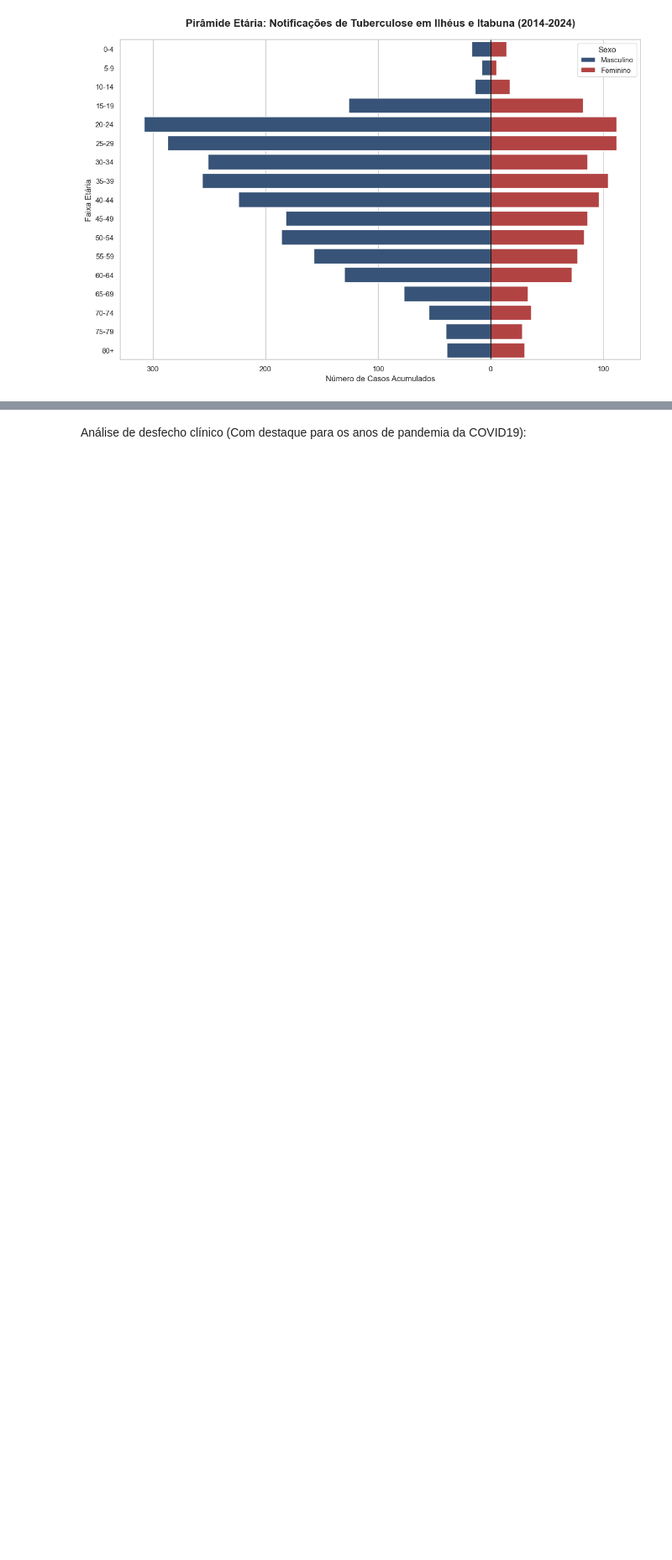
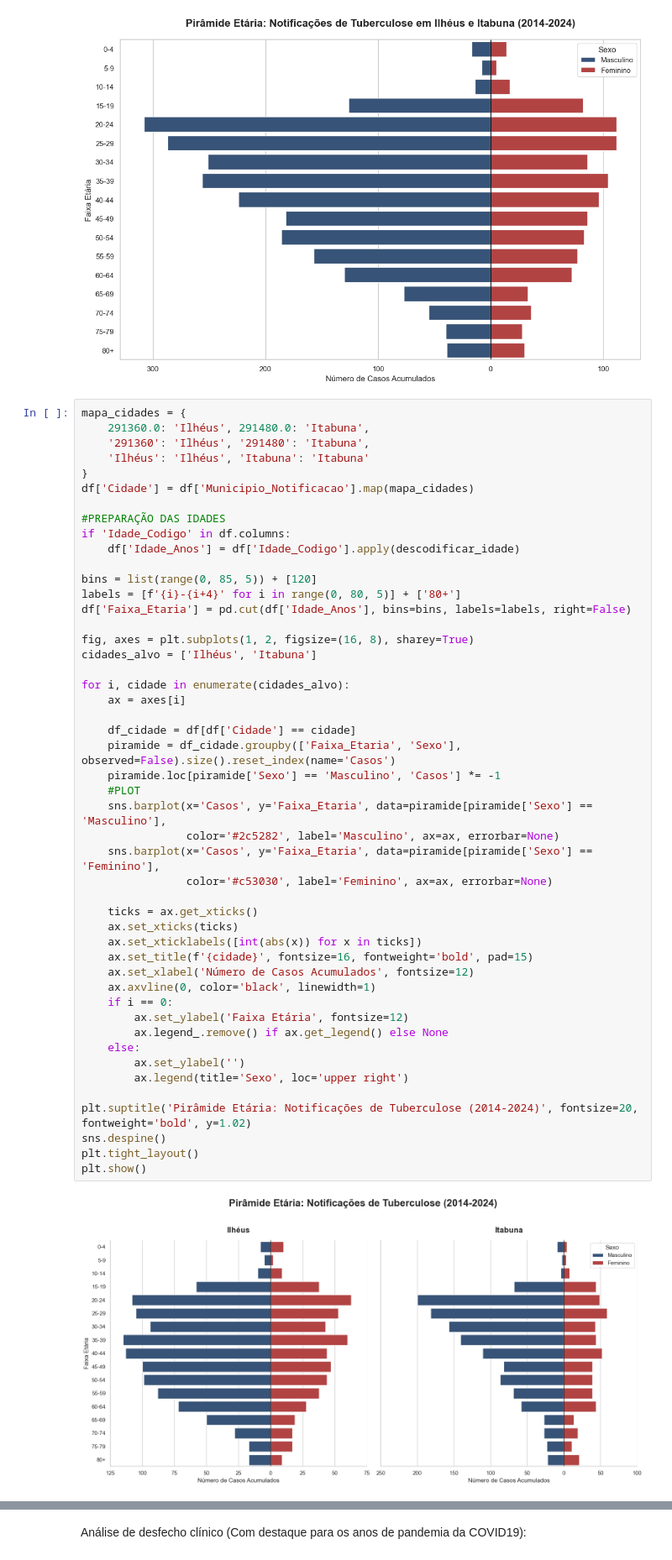
Before and after one commit to bcjesus-01/Analise-de-Dados-de-Tuberculose-DATASUS, a Jupyter notebook: notebooks/03_Análise_Descritiva_Temporal.ipynb, the cells around one changed output, grey strips where cells are left out. Shown at 84% size. Saved outputs shown, nothing was run; the diff lists cells and outputs as text; blank space fills up the shorter version.

Commit message:
att: Separação de dados por Ilhéus e Itabuna

```diff
--- a/notebooks/03_Análise_Descritiva_Temporal.ipynb
+++ b/notebooks/03_Análise_Descritiva_Temporal.ipynb
@@ -71,6 +71,56 @@ plt.tight_layout()
 plt.show()
 # %% [output]
 [figure]
+# %%
+mapa_cidades = {
+    291360.0: 'Ilhéus', 291480.0: 'Itabuna',
+    '291360': 'Ilhéus', '291480': 'Itabuna',
+    'Ilhéus': 'Ilhéus', 'Itabuna': 'Itabuna'
+}
+df['Cidade'] = df['Municipio_Notificacao'].map(mapa_cidades)
+
+#PREPARAÇÃO DAS IDADES
+if 'Idade_Codigo' in df.columns:
+    df['Idade_Anos'] = df['Idade_Codigo'].apply(descodificar_idade)
+
+bins = list(range(0, 85, 5)) + [120]
+labels = [f'{i}-{i+4}' for i in range(0, 80, 5)] + ['80+']
+df['Faixa_Etaria'] = pd.cut(df['Idade_Anos'], bins=bins, labels=labels, right=False)
+
+fig, axes = plt.subplots(1, 2, figsize=(16, 8), sharey=True)
+cidades_alvo = ['Ilhéus', 'Itabuna']
+
+for i, cidade in enumerate(cidades_alvo):
+    ax = axes[i]
+
+    df_cidade = df[df['Cidade'] == cidade]
+    piramide = df_cidade.groupby(['Faixa_Etaria', 'Sexo'], observed=False).size().reset_index(name='Casos')
+    piramide.loc[piramide['Sexo'] == 'Masculino', 'Casos'] *= -1
+    #PLOT
+    sns.barplot(x='Casos', y='Faixa_Etaria', data=piramide[piramide['Sexo'] == 'Masculino'],
+                color='#2c5282', label='Masculino', ax=ax, errorbar=None)
+    sns.barplot(x='Casos', y='Faixa_Etaria', data=piramide[piramide['Sexo'] == 'Feminino'],
+                color='#c53030', label='Feminino', ax=ax, errorbar=None)
+
+    ticks = ax.get_xticks()
+    ax.set_xticks(ticks)
+    ax.set_xticklabels([int(abs(x)) for x in ticks])
+    ax.set_title(f'{cidade}', fontsize=16, fontweight='bold', pad=15)
+    ax.set_xlabel('Número de Casos Acumulados', fontsize=12)
+    ax.axvline(0, color='black', linewidth=1)
+    if i == 0:
+        ax.set_ylabel('Faixa Etária', fontsize=12)
+        ax.legend_.remove() if ax.get_legend() else None
+    else:
+        ax.set_ylabel('')
+        ax.legend(title='Sexo', loc='upper right')
+
+plt.suptitle('Pirâmide Etária: Notificações de Tuberculose (2014-2024)', fontsize=20, fontweight='bold', y=1.02)
+sns.despine()
+plt.tight_layout()
+plt.show()
+# %% [output]
+[figure, added]
 # %% [markdown]
 
 
```
Also changed, not shown: parts of 11 cells of this notebook, 1 other file.
